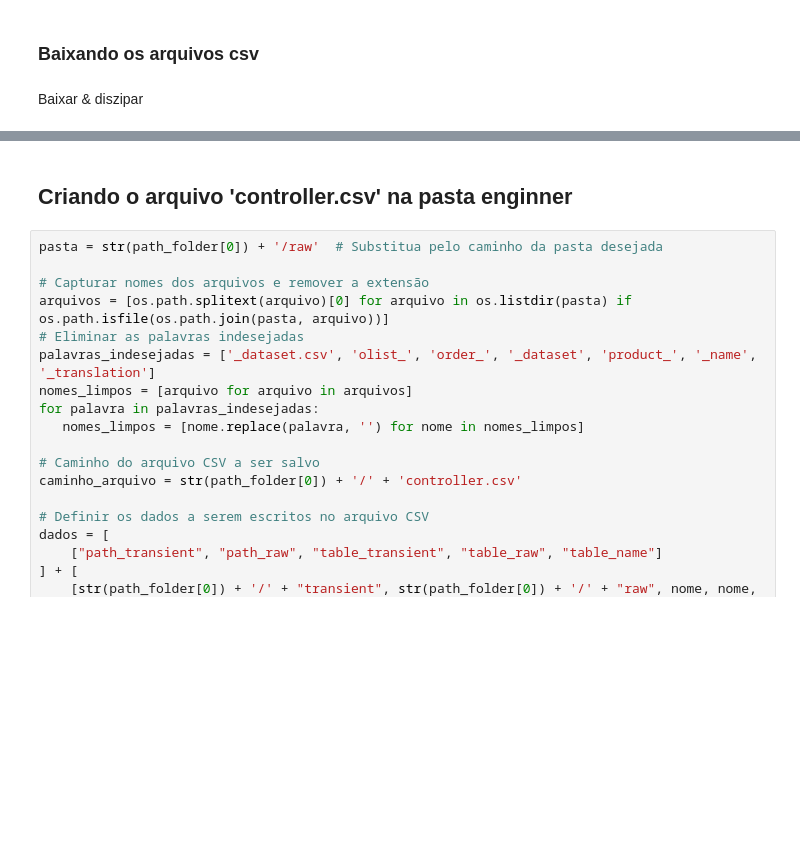
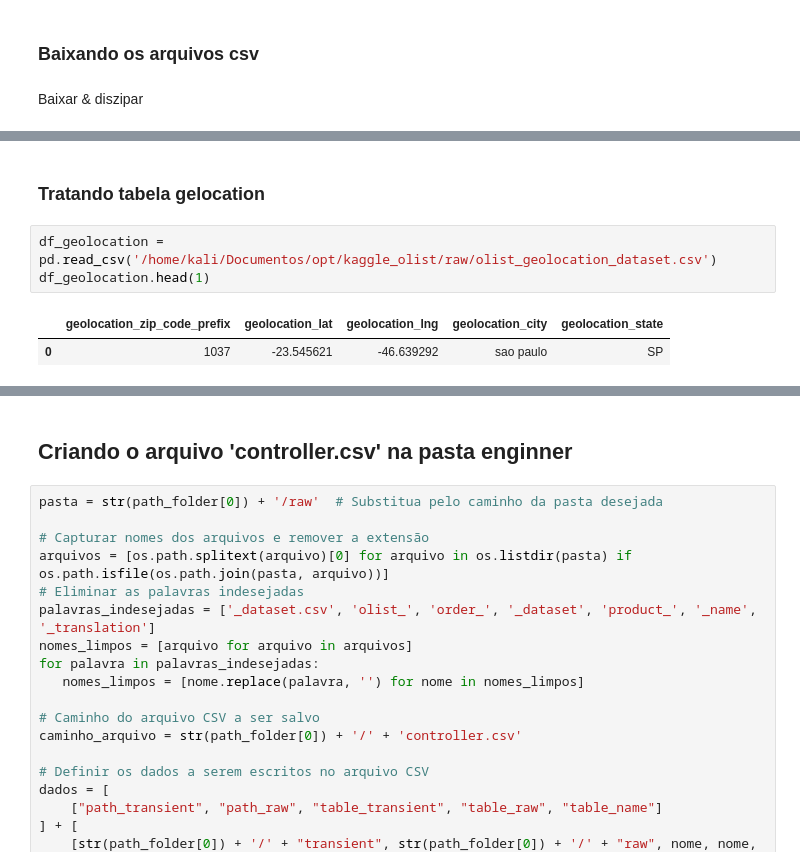
Before and after one commit to michelprosite/opt_olist_brasil, a Jupyter notebook: kaggle_olist/desafio.ipynb, the cells around one changed output, grey strips where cells are left out. Saved outputs shown, nothing was run; the diff lists cells and outputs as text; blank space fills up the shorter version.

```diff
--- a/kaggle_olist/desafio.ipynb
+++ b/kaggle_olist/desafio.ipynb
@@ -136 +163,9 @@ Archive:  brazilian-ecommerce.zip
 Arquivo carregado e descompactado.
+# %% [markdown]
+### Tratando tabela gelocation
+# %%
+df_geolocation = pd.read_csv('/home/kali/Documentos/opt/kaggle_olist/raw/olist_geolocation_dataset.csv')
+df_geolocation.head(1)
+# %% [output]
+|  | geolocation_zip_code_prefix | geolocation_lat | geolocation_lng | geolocation_city | geolocation_state |
+| 0 | 1037 | -23.545621 | -46.639292 | sao paulo | SP |
```
Also changed, not shown: parts of 19 cells of this notebook, 13 other files.
